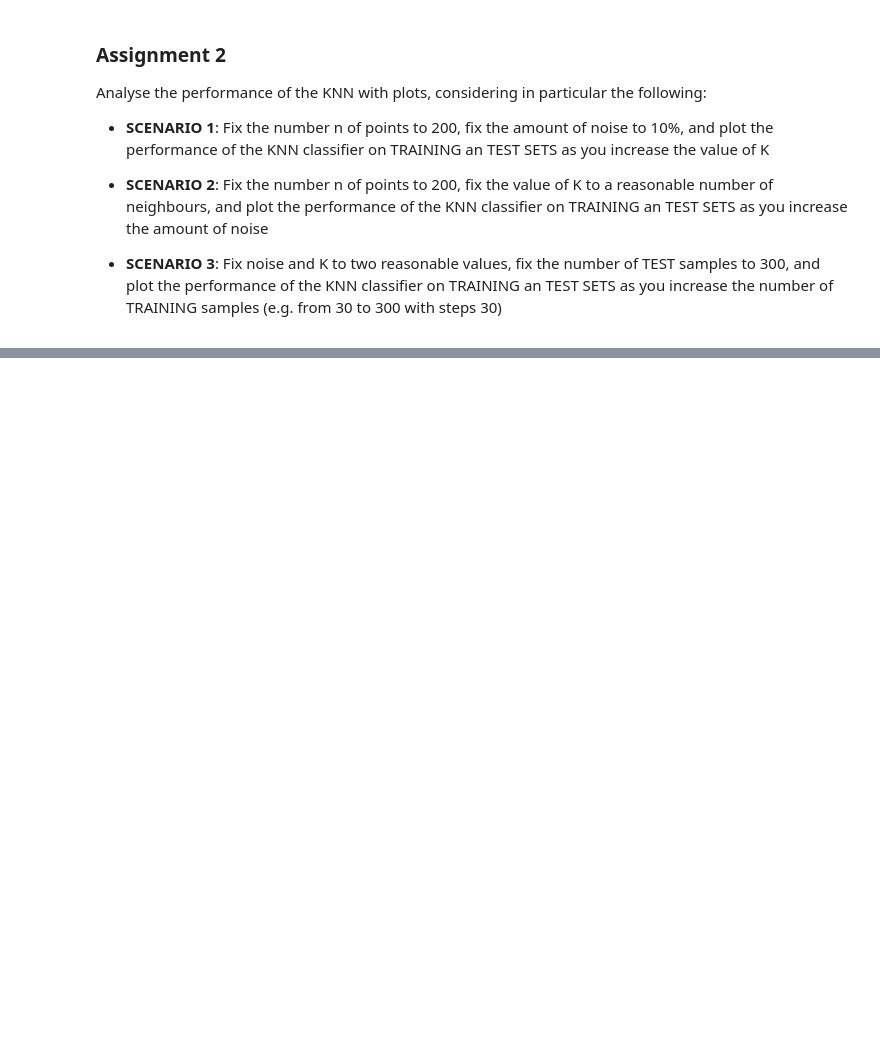
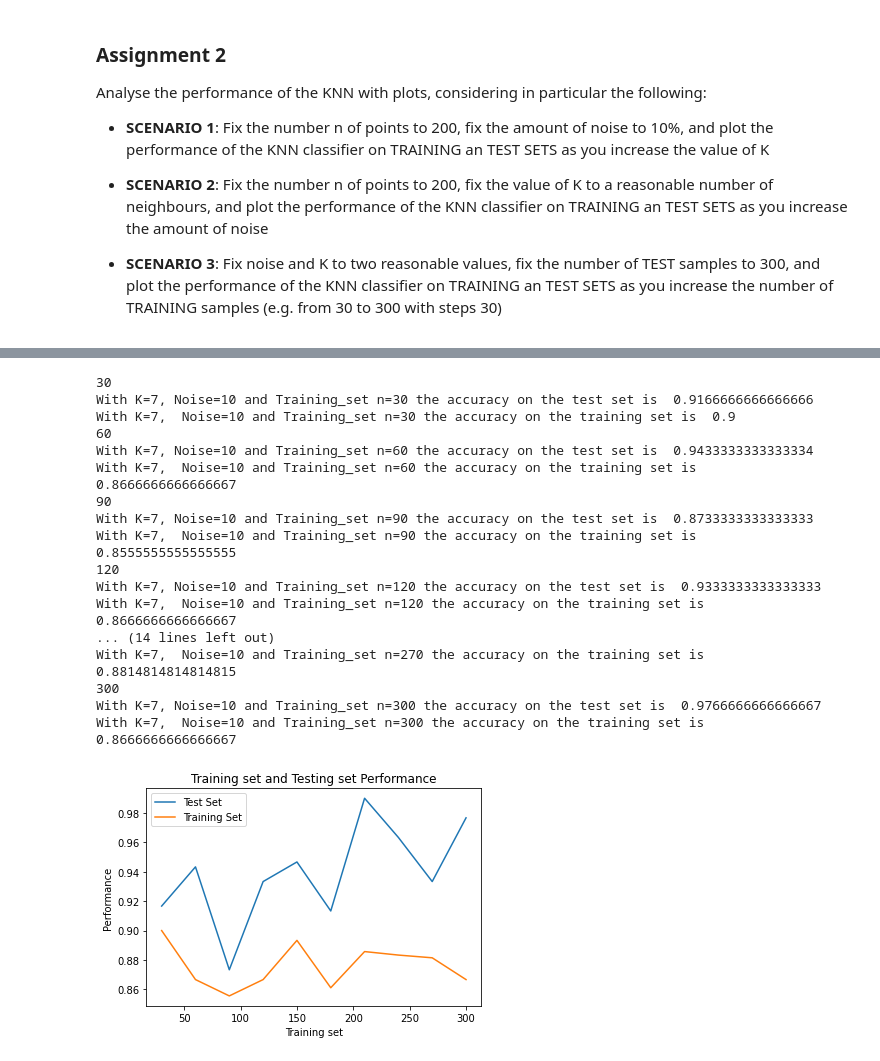
Before and after one commit to mosemb/MachineLearningAssignments, a Jupyter notebook: 02_LocalMethods.ipynb, the cells around one changed output, grey strips where cells are left out. Cells and saved outputs as stored; diff of their text form; code cells hidden in the pictures; blank space fills up the shorter version.

```diff
--- a/02_LocalMethods.ipynb
+++ b/02_LocalMethods.ipynb
@@ -412,3 +421,0 @@ With K=5 and Noise=100 the accuracy on the training set is  0.675
-# %%
-# ... your code for SCENARIO 3 goes here...
-def knn4():
@@ -414,0 +467,21 @@ def knn4():
+# %%
+knn4(7,10)
+# %% [output]
+30
+With K=7, Noise=10 and Training_set n=30 the accuracy on the test set is  0.9166666666666666
+With K=7,  Noise=10 and Training_set n=30 the accuracy on the training set is  0.9
+60
+With K=7, Noise=10 and Training_set n=60 the accuracy on the test set is  0.9433333333333334
+With K=7,  Noise=10 and Training_set n=60 the accuracy on the training set is  0.8666666666666667
+90
+With K=7, Noise=10 and Training_set n=90 the accuracy on the test set is  0.8733333333333333
+With K=7,  Noise=10 and Training_set n=90 the accuracy on the training set is  0.8555555555555555
+120
+With K=7, Noise=10 and Training_set n=120 the accuracy on the test set is  0.9333333333333333
+With K=7,  Noise=10 and Training_set n=120 the accuracy on the training set is  0.8666666666666667
+... (14 lines left out)
+With K=7,  Noise=10 and Training_set n=270 the accuracy on the training set is  0.8814814814814815
+300
+With K=7, Noise=10 and Training_set n=300 the accuracy on the test set is  0.9766666666666667
+With K=7,  Noise=10 and Training_set n=300 the accuracy on the training set is  0.8666666666666667
+[figure, added]
```
Also changed, not shown: parts of 6 cells of this notebook.
